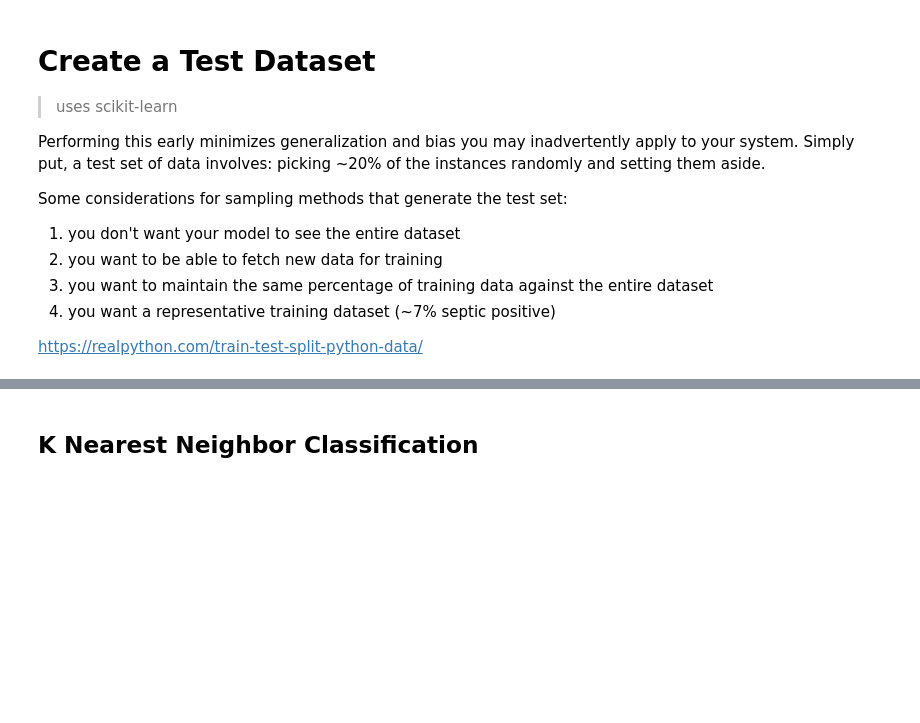
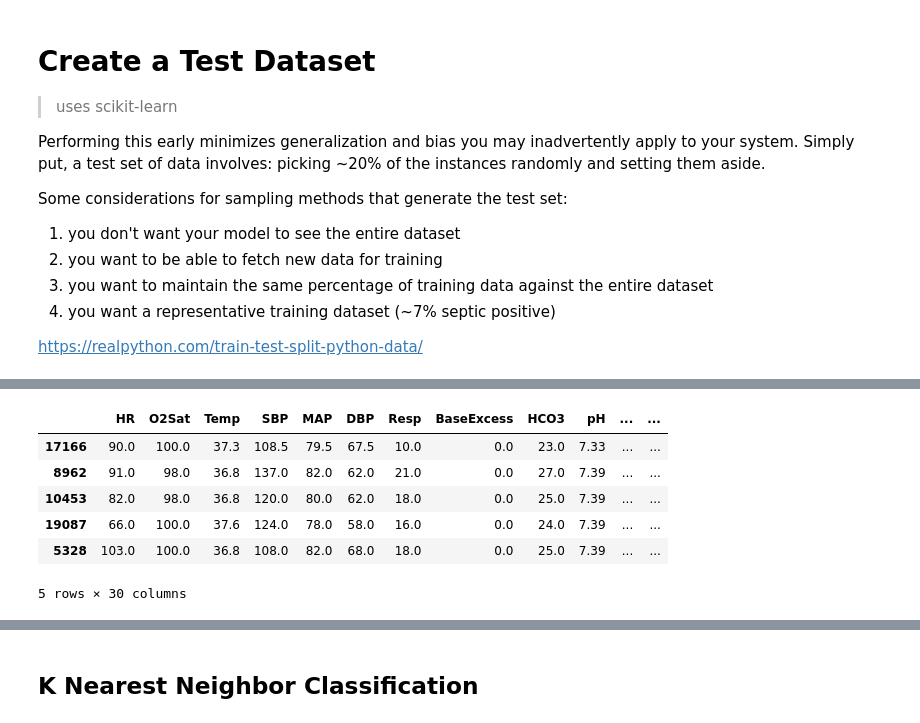
Before and after one commit to redhat-na-ssa/sepsis-detection, a Jupyter notebook: data-scientists.ipynb, the cells around one changed output, grey strips where cells are left out. Cells and saved outputs as stored; diff of their text form; code cells hidden in the pictures; blank space fills up the shorter version.

```diff
--- a/data-scientists.ipynb
+++ b/data-scientists.ipynb
@@ -325,0 +156,16 @@ cv_lin_svm
+# %%
+# apply the trained imputer to transform the training set replacing the
+# missing values with learn medians
+N = num_imputer.transform(data_num)
+# result above is plain NumPy array with transformed features
+# put back to a pandas DataFrame
+num_tr = pd.DataFrame(N, columns=data_num.columns, index=data_num.index)
+num_tr.head()
+# %% [output]
+|  | HR | O2Sat | Temp | SBP | MAP | DBP | Resp | BaseExcess | HCO3 | pH | ... | ... |
+| 17166 | 90.0 | 100.0 | 37.3 | 108.5 | 79.5 | 67.5 | 10.0 | 0.0 | 23.0 | 7.33 | ... | ... |
+| 8962 | 91.0 | 98.0 | 36.8 | 137.0 | 82.0 | 62.0 | 21.0 | 0.0 | 27.0 | 7.39 | ... | ... |
+| 10453 | 82.0 | 98.0 | 36.8 | 120.0 | 80.0 | 62.0 | 18.0 | 0.0 | 25.0 | 7.39 | ... | ... |
+| 19087 | 66.0 | 100.0 | 37.6 | 124.0 | 78.0 | 58.0 | 16.0 | 0.0 | 24.0 | 7.39 | ... | ... |
+| 5328 | 103.0 | 100.0 | 36.8 | 108.0 | 82.0 | 68.0 | 18.0 | 0.0 | 25.0 | 7.39 | ... | ... |
+5 rows × 30 columns
```
Also changed, not shown: parts of 89 cells of this notebook, 13 other files.
